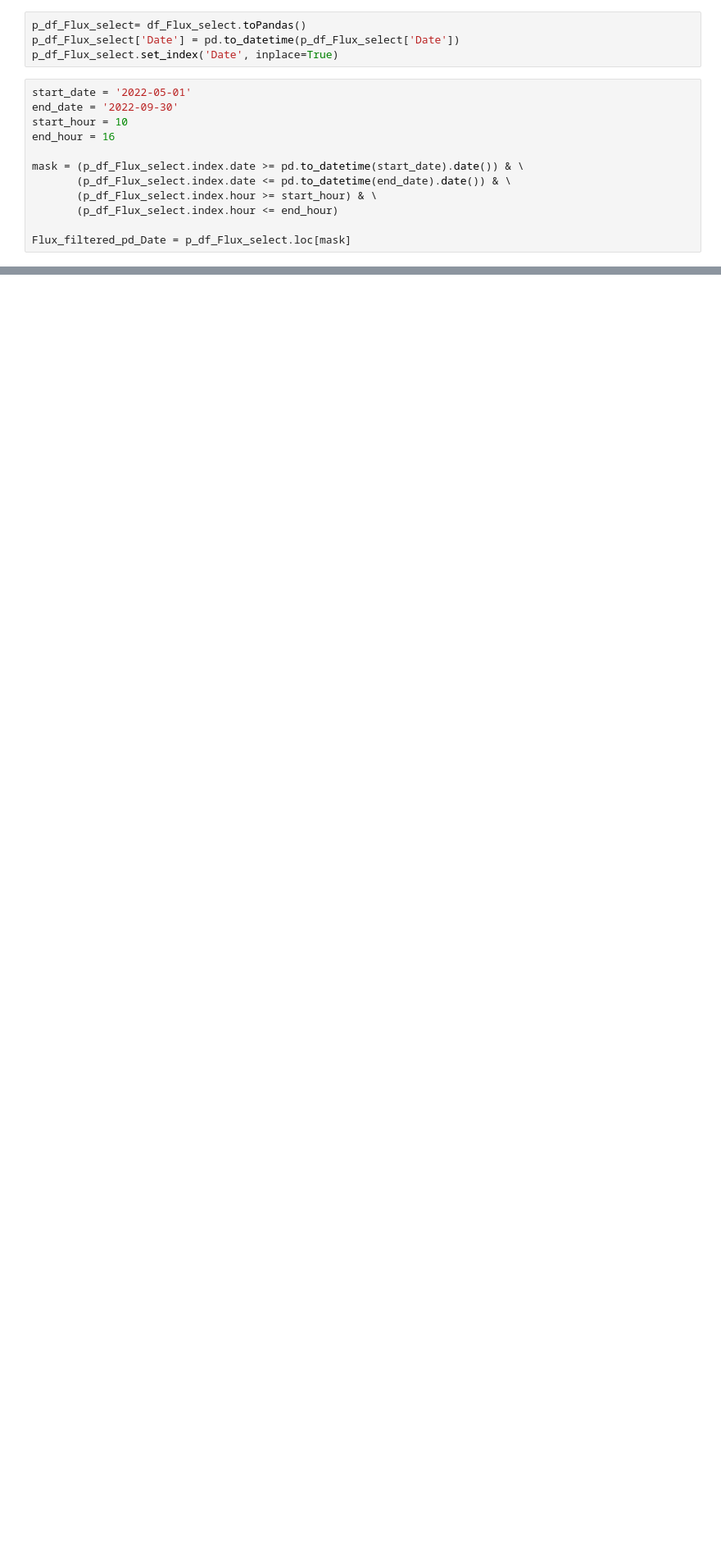
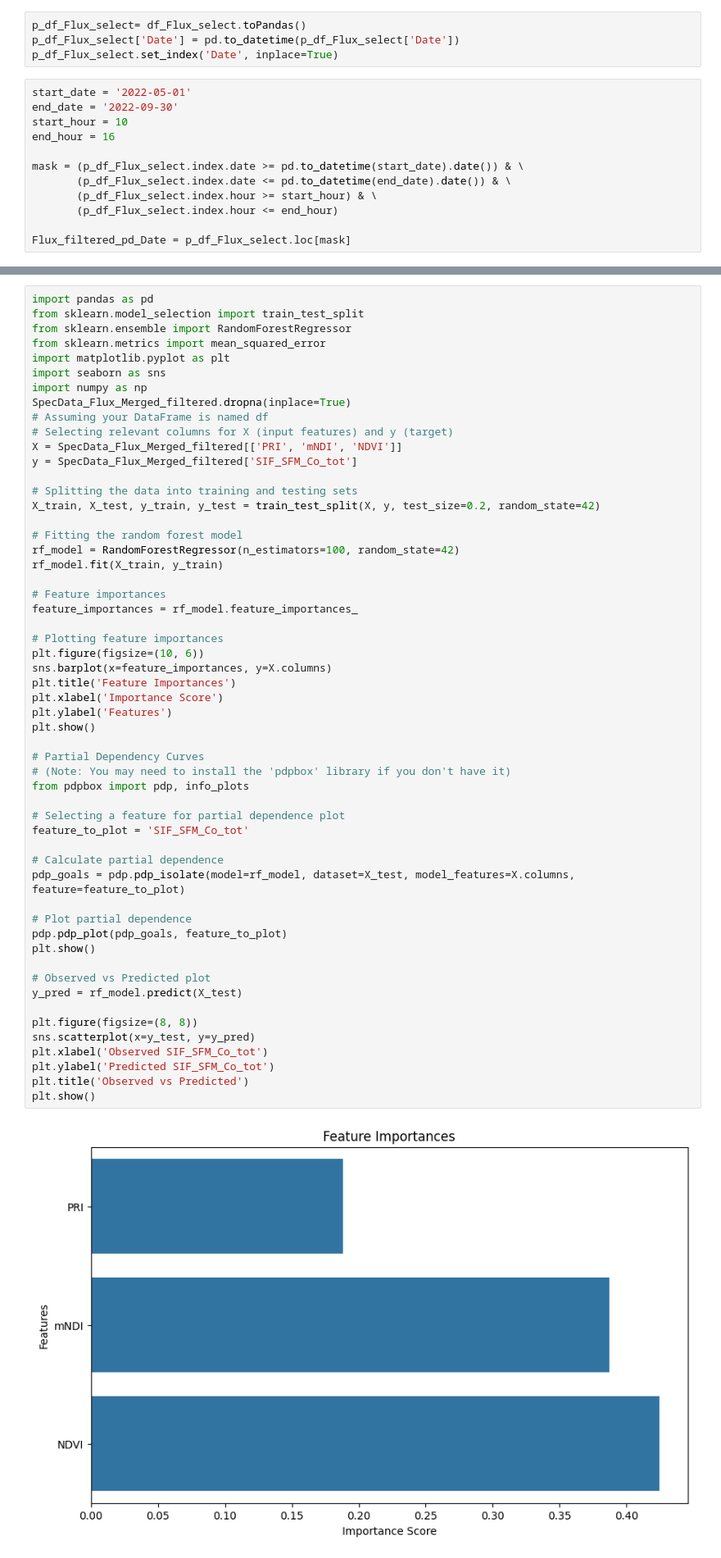
Before and after one commit to KamelSOUDANI/ICOS_FrFonSunInducedFluorescence, a Jupyter notebook: Codes/Syn_SIF_FS_PRI_GPP.ipynb, the cells around one changed output, grey strips where cells are left out. Shown at 82% size. Saved outputs shown, nothing was run; the diff lists cells and outputs as text; blank space fills up the shorter version.

Commit message:
Random forest fitted by problems with pdpbox library

```diff
--- a/Codes/Syn_SIF_FS_PRI_GPP.ipynb
+++ b/Codes/Syn_SIF_FS_PRI_GPP.ipynb
@@ -273,0 +438,57 @@ root
+# %%
+import pandas as pd
+from sklearn.model_selection import train_test_split
+from sklearn.ensemble import RandomForestRegressor
+from sklearn.metrics import mean_squared_error
+import matplotlib.pyplot as plt
+import seaborn as sns
+import numpy as np
+SpecData_Flux_Merged_filtered.dropna(inplace=True)
+# Assuming your DataFrame is named df
+# Selecting relevant columns for X (input features) and y (target)
+X = SpecData_Flux_Merged_filtered[['PRI', 'mNDI', 'NDVI']]
+y = SpecData_Flux_Merged_filtered['SIF_SFM_Co_tot']
+
+# Splitting the data into training and testing sets
+X_train, X_test, y_train, y_test = train_test_split(X, y, test_size=0.2, random_state=42)
+
+# Fitting the random forest model
+rf_model = RandomForestRegressor(n_estimators=100, random_state=42)
+rf_model.fit(X_train, y_train)
+
+# Feature importances
+feature_importances = rf_model.feature_importances_
+
+# Plotting feature importances
+plt.figure(figsize=(10, 6))
+sns.barplot(x=feature_importances, y=X.columns)
+plt.title('Feature Importances')
+plt.xlabel('Importance Score')
+plt.ylabel('Features')
+plt.show()
+
+# Partial Dependency Curves
+# (Note: You may need to install the 'pdpbox' library if you don't have it)
+from pdpbox import pdp, info_plots
+
+# Selecting a feature for partial dependence plot
+feature_to_plot = 'SIF_SFM_Co_tot'
+
+# Calculate partial dependence
+pdp_goals = pdp.pdp_isolate(model=rf_model, dataset=X_test, model_features=X.columns, feature=feature_to_plot)
+
+# Plot partial dependence
+pdp.pdp_plot(pdp_goals, feature_to_plot)
+plt.show()
+
+# Observed vs Predicted plot
+y_pred = rf_model.predict(X_test)
+
+plt.figure(figsize=(8, 8))
+sns.scatterplot(x=y_test, y=y_pred)
+plt.xlabel('Observed SIF_SFM_Co_tot')
+plt.ylabel('Predicted SIF_SFM_Co_tot')
+plt.title('Observed vs Predicted')
+plt.show()
+# %% [output]
+[figure, added]
```
Also changed, not shown: parts of 30 cells of this notebook.
